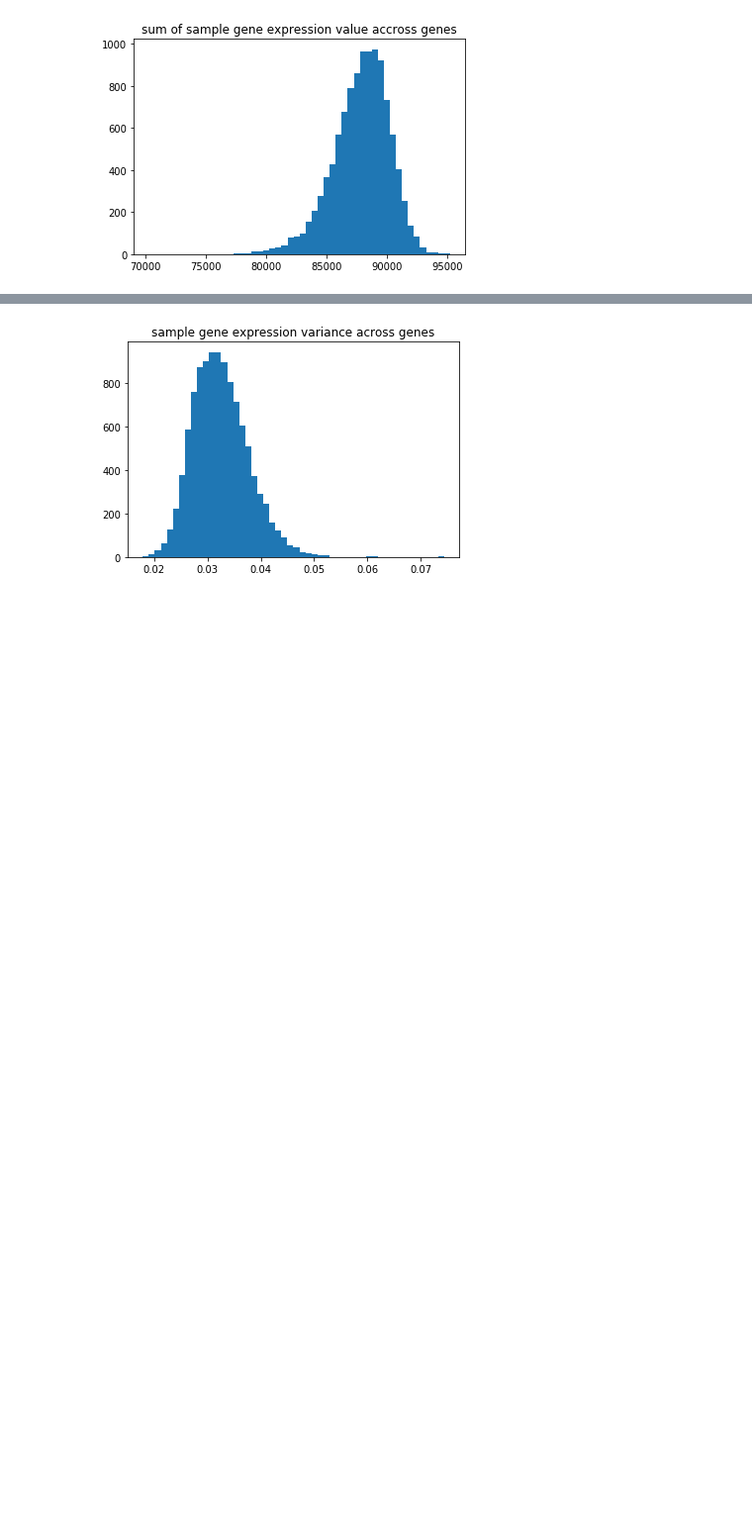
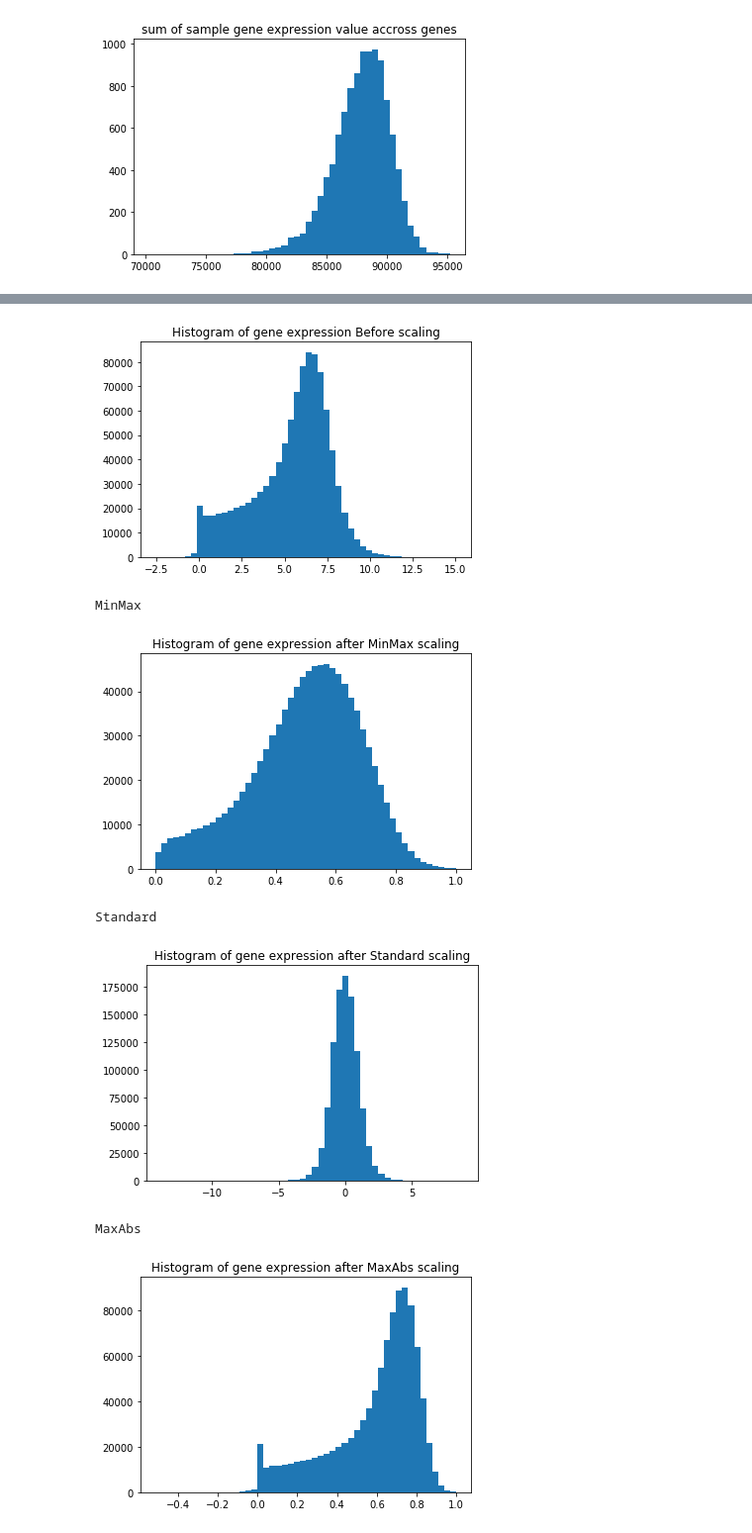
Before and after one commit to jvivian/DeepTCGA, a Jupyter notebook: Preprocessing.ipynb, the cells around one changed output, grey strips where cells are left out. Shown at 99% size. Drawn from its saved outputs; the diff is of its cells as text; code cells hidden in the pictures; blank space fills up the shorter version.

Commit message:
do various preprocessing of the original data

```diff
--- a/Preprocessing.ipynb
+++ b/Preprocessing.ipynb
@@ -224,6 +221,29 @@ X_mm_scaled = pd.DataFrame(mmScaler.fit_transform(X))
-# %%
-plt.hist(X_mm_scaled.var(axis=1).as_matrix(), bins=50)
-plt.title("sample gene expression variance across genes")
-plt.show()
-# %% [output]
-[figure, removed]
+# %%
+def histogram_plotter(X, title):
+    sample = np.random.choice(X.as_matrix().flatten(), size=1000000)
+    plt.hist(sample, bins=50)
+    plt.title(title)
+    plt.show()
+# %%
+df = pd.read_csv("./data/mRNA_cleaned_labeled_all.csv", index_col="sample_id")
+# %%
+scaler_dict = {"MinMax": MinMaxScaler(),
+               "Standard": StandardScaler(),
+               "MaxAbs": MaxAbsScaler()}
+
+X = df[df.columns[3:]]
+histogram_plotter(X, "Histogram of gene expression Before scaling")
+
+for scaler_name, scaler in scaler_dict.items():
+    print(scaler_name)
+    X_scaled = pd.DataFrame(scaler.fit_transform(X), index=X.index, columns=X.columns)
+    histogram_plotter(X_scaled, "Histogram of gene expression after {0} scaling".format(scaler_name))
+    X_scaled.to_csv("./data/mRNA_cleaned_labeled_all_{0}Scaled.csv".format(scaler_name))
+# %% [output]
+[figure, added]
+MinMax
+[figure, added]
+Standard
+[figure, added]
+MaxAbs
+[figure, added]
```
Also changed, not shown: parts of 3 cells of this notebook.
